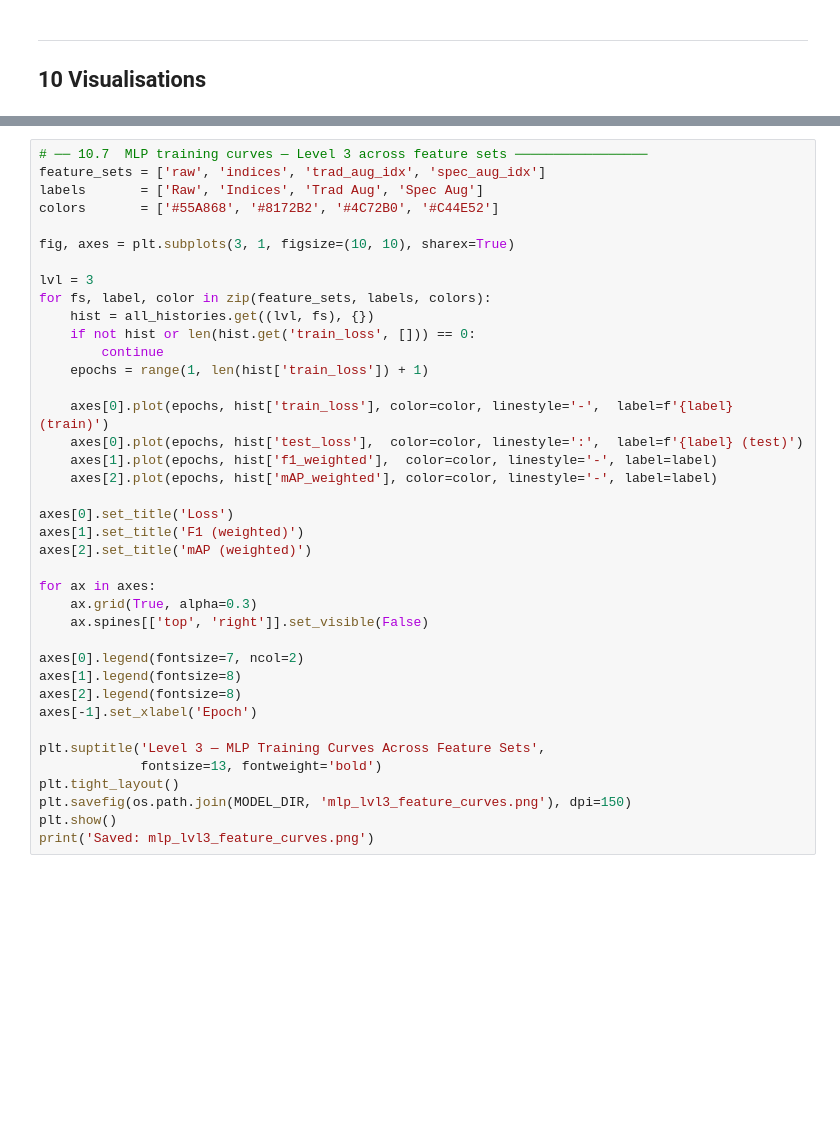
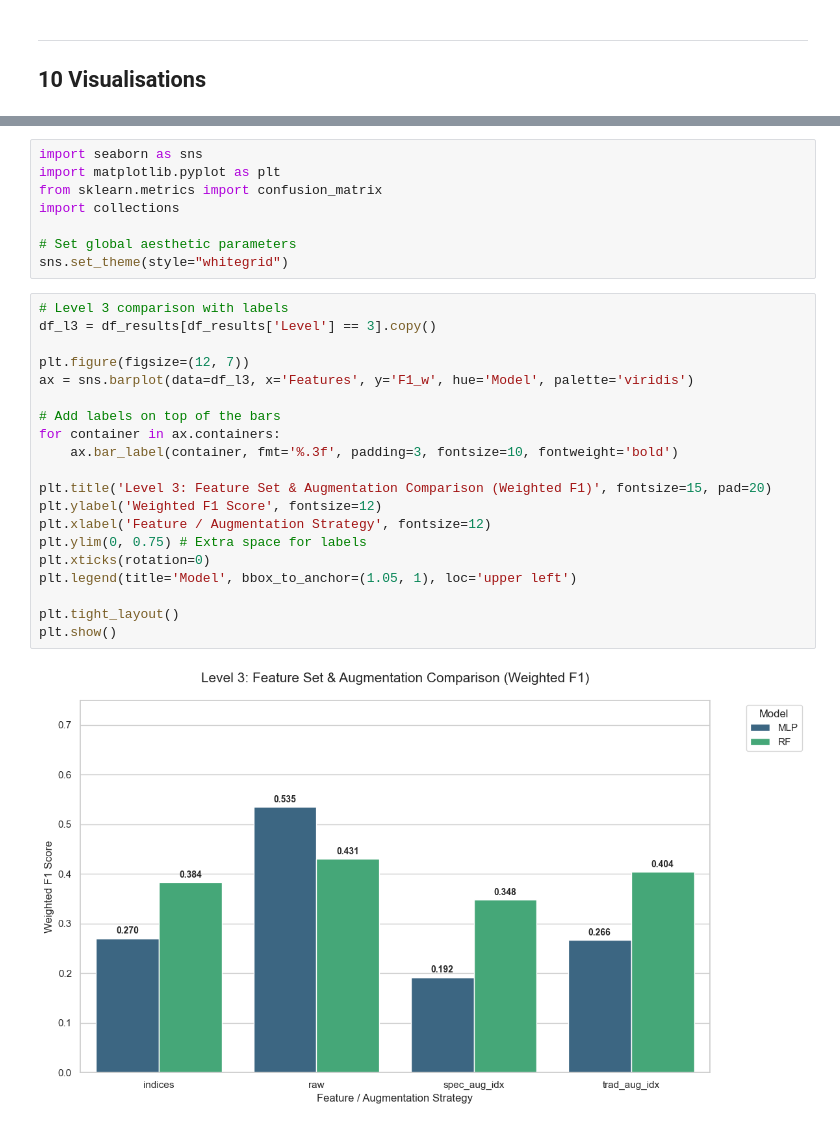
Before and after one commit to m-uceda/BIP2026, a Jupyter notebook: model/model_comp_new.ipynb, the cells around one changed output, grey strips where cells are left out. Saved outputs shown, nothing was run; the diff lists cells and outputs as text; blank space fills up the shorter version.

Commit message:
new results

```diff
--- a/model/model_comp_new.ipynb
+++ b/model/model_comp_new.ipynb
@@ -1265,39 +969,30 @@ print('Saved: level_comparison.png')
-# %%
-# ── 10.7  MLP training curves — Level 3 across feature sets ─────────────────
-feature_sets = ['raw', 'indices', 'trad_aug_idx', 'spec_aug_idx']
-labels       = ['Raw', 'Indices', 'Trad Aug', 'Spec Aug']
-colors       = ['#55A868', '#8172B2', '#4C72B0', '#C44E52']
-
-fig, axes = plt.subplots(3, 1, figsize=(10, 10), sharex=True)
-
-lvl = 3
-for fs, label, color in zip(feature_sets, labels, colors):
-    hist = all_histories.get((lvl, fs), {})
-    if not hist or len(hist.get('train_loss', [])) == 0:
-        continue
-    epochs = range(1, len(hist['train_loss']) + 1)
-
-    axes[0].plot(epochs, hist['train_loss'], color=color, linestyle='-',  label=f'{label} (train)')
-    axes[0].plot(epochs, hist['test_loss'],  color=color, linestyle=':',  label=f'{label} (test)')
-    axes[1].plot(epochs, hist['f1_weighted'],  color=color, linestyle='-', label=label)
-    axes[2].plot(epochs, hist['mAP_weighted'], color=color, linestyle='-', label=label)
-
-axes[0].set_title('Loss')
-axes[1].set_title('F1 (weighted)')
-axes[2].set_title('mAP (weighted)')
-
-for ax in axes:
-    ax.grid(True, alpha=0.3)
-    ax.spines[['top', 'right']].set_visible(False)
-
-axes[0].legend(fontsize=7, ncol=2)
-axes[1].legend(fontsize=8)
-axes[2].legend(fontsize=8)
-axes[-1].set_xlabel('Epoch')
-
-plt.suptitle('Level 3 — MLP Training Curves Across Feature Sets',
-             fontsize=13, fontweight='bold')
-plt.tight_layout()
-plt.savefig(os.path.join(MODEL_DIR, 'mlp_lvl3_feature_curves.png'), dpi=150)
-plt.show()
-print('Saved: mlp_lvl3_feature_curves.png')
+# %%
+import seaborn as sns
+import matplotlib.pyplot as plt
+from sklearn.metrics import confusion_matrix
+import collections
+
+# Set global aesthetic parameters
+sns.set_theme(style="whitegrid")
+# %%
+# Level 3 comparison with labels
+df_l3 = df_results[df_results['Level'] == 3].copy()
+
+plt.figure(figsize=(12, 7))
+ax = sns.barplot(data=df_l3, x='Features', y='F1_w', hue='Model', palette='viridis')
+
+# Add labels on top of the bars
+for container in ax.containers:
+    ax.bar_label(container, fmt='%.3f', padding=3, fontsize=10, fontweight='bold')
+
+plt.title('Level 3: Feature Set & Augmentation Comparison (Weighted F1)', fontsize=15, pad=20)
+plt.ylabel('Weighted F1 Score', fontsize=12)
+plt.xlabel('Feature / Augmentation Strategy', fontsize=12)
+plt.ylim(0, 0.75) # Extra space for labels
+plt.xticks(rotation=0)
+plt.legend(title='Model', bbox_to_anchor=(1.05, 1), loc='upper left')
+
+plt.tight_layout()
+plt.show()
+# %% [output]
+[figure, added]
```
Also changed, not shown: parts of 14 cells of this notebook, 14 other files.
